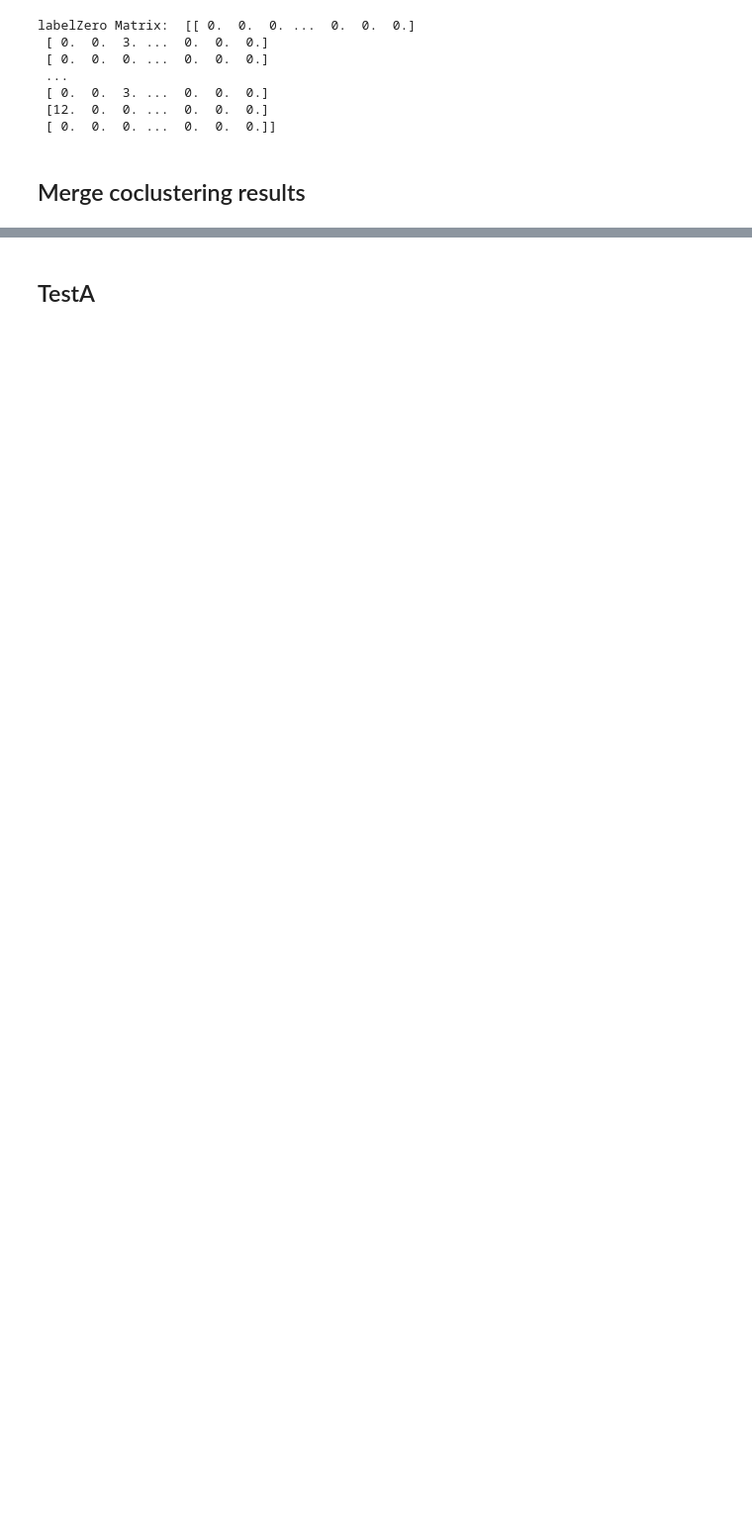
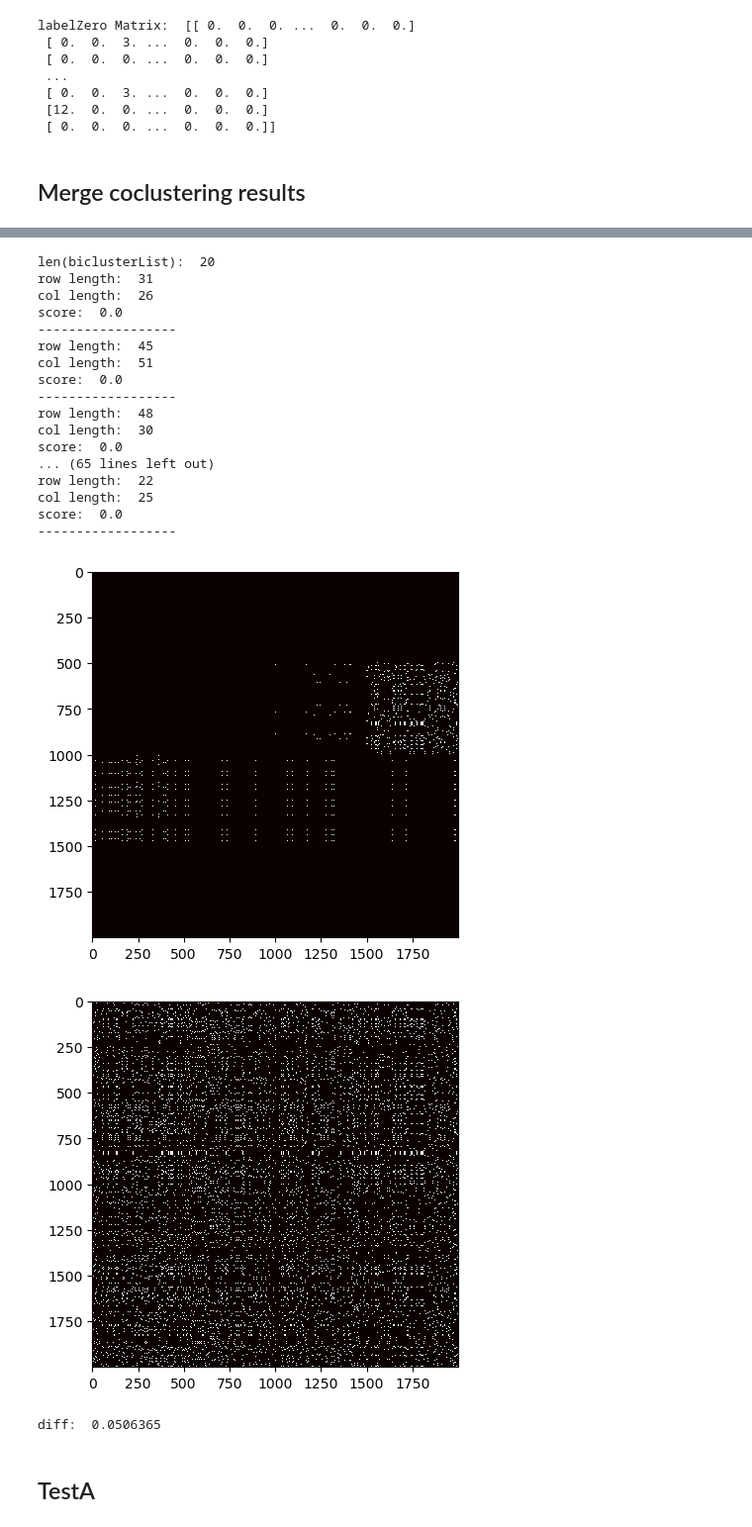
Before and after one commit to wzh4464/big_matrix_cocluster, a Jupyter notebook: main.ipynb, the cells around one changed output, grey strips where cells are left out. Shown at 99% size. Saved outputs shown, nothing was run; the diff lists cells and outputs as text; code cells hidden in the pictures; blank space fills up the shorter version.

Commit message:
diff

```diff
--- a/main.ipynb
+++ b/main.ipynb
@@ -242,8 +224,8 @@ while len(biclusterList) > 0:
     item : bc.bicluster = biclusterList.pop(0)
     for item_c in biclusterList:
         # concat the biclusterList
-        # if ccSVD.isBiclusterIntersectGeneral(bc1=item, bc2=item_c):
-        if True:
+        if ccSVD.isBiclusterIntersectGeneral(bc1=item, bc2=item_c):
+        # if True:
             # newRowIdx is OR(rowIdx, rowIdx_c)
             # e.g. rowIdx = [True, False, True], rowIdx_c = [False, True, True], newRowIdx = [True, True, True]
             newRowIdx = np.logical_or(item.row_idx, item_c.row_idx)
@@ -251,12 +233,17 @@ while len(biclusterList) > 0:
             newScore = ccSVD.score(B, newRowIdx, newColIdx)
             print('newScore: ', newScore)
             # if newScore < item.score + item_c.score or newScore < 0.01:
-            if newScore < item.score + item_c.score or newScore < 0.001:
+            print('delta = ', newScore - item.score - item_c.score)
+            print('item.score: ', item.score)
+            print('item_c.score: ', item_c.score)
+            print('-'*20)
+            if newScore < item.score + item_c.score or newScore < 0.1:
                 # replace item_c with new bicluster
                 biclusterList.remove(item_c)
                 biclusterList.append(bc.bicluster(newRowIdx, newColIdx, newScore))
                 count = 0
                 flag = False
+                print('MERGED!')
                 break
     if flag:
         biclusterList.append(item)
@@ -286,17 +288,54 @@ newScore:  0.4048442681075842
 # %%
 # print all length of biclusters
 ite = 0
+print('len(biclusterList): ', len(biclusterList))
+resultOneZeroMat = np.zeros((M, N))
 for item in biclusterList:
-    print('ite: ', ite)
+    # print('ite: ', ite)
     print('row length: ', np.sum(item.row_idx))
-    # print('row_size: ', item.row_idx.size)
+    # # print('row_size: ', item.row_idx.size)
     print('col length: ', np.sum(item.col_idx))
-    # print('col_size: ', item.col_idx.size)
+    # # print('col_size: ', item.col_idx.size)
     print('score: ', item.score)
     # print('row_idx: ', item.row_idx)
     # print('col_idx: ', item.col_idx)
     print('------------------')
+
+
+    resultOneZeroMat[np.ix_(item.row_idx, item.col_idx)] = 1
     ite += 1
+
+plt.imshow(resultOneZeroMat, cmap='hot', interpolation='nearest')
+plt.show()
+
+labelMatrixCut = labelMatrix > 0.5
+plt.imshow(labelMatrixCut, cmap='hot', interpolation='nearest')
+plt.show()
+
+# print abs(showMat - labelMatrixCut)
+# print('diff: ', np.sum(showMat - labelMatrixCut)/M/N)
+print('diff: ', np.sum(np.abs(resultOneZeroMat - labelMatrixCut))/M/N)
+# %% [output]
+len(biclusterList):  20
+row length:  31
+col length:  26
+score:  0.0
+------------------
+row length:  45
+col length:  51
+score:  0.0
+------------------
+row length:  48
+col length:  30
+score:  0.0
+... (65 lines left out)
+row length:  22
+col length:  25
+score:  0.0
+------------------
+[figure, added]
+[figure, added]
+diff:  0.0506365
 # %% [markdown]
 ## TestA
 # %%
```
Also changed, not shown: parts of 13 cells of this notebook, 1 other file.
